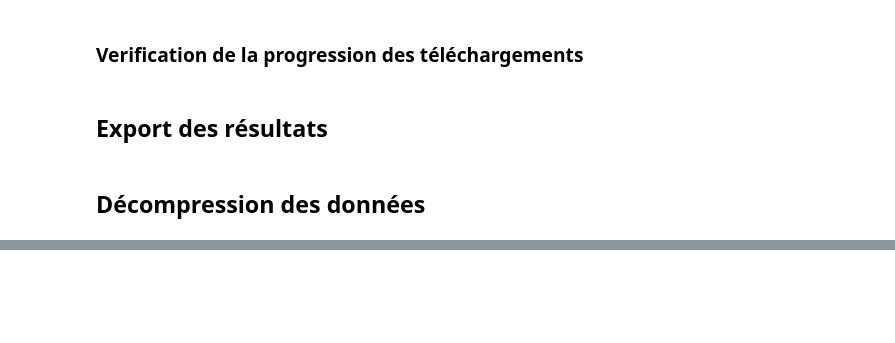
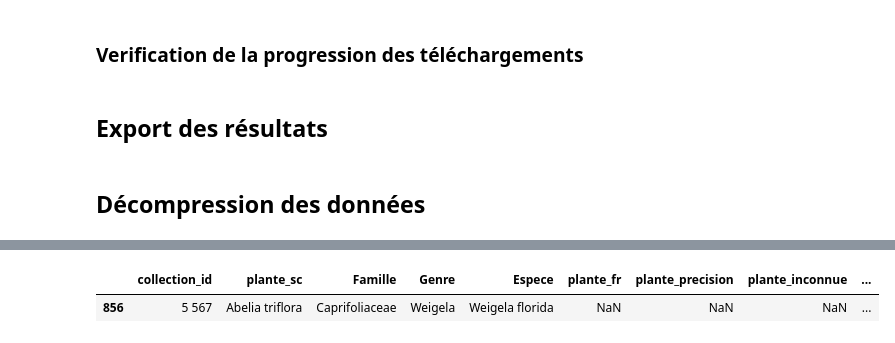
Before and after one commit to juldpnt/fil-rouge-pollinisateurs, a Jupyter notebook: notebooks/plantnet_pipeline.ipynb, the cells around one changed output, grey strips where cells are left out. Saved outputs shown, nothing was run; the diff lists cells and outputs as text; code cells hidden in the pictures; blank space fills up the shorter version.

```diff
--- a/notebooks/plantnet_pipeline.ipynb
+++ b/notebooks/plantnet_pipeline.ipynb
@@ -258,0 +324,6 @@ export_plantes('plantes_precision_unlabelled')
+# %%
+# trouve l'indice de la ligne de plantes_sc_labelled où "plante_sc" vaut "Abelia triflora"
+plantes_sc_labelled.loc[plantes_sc_labelled['plante_sc'] == 'Abelia triflora']
+# %% [output]
+|  | collection_id | plante_sc | Famille | Genre | Espece | plante_fr | plante_precision | plante_inconnue | ... |
+| 856 | 5 567 | Abelia triflora | Caprifoliaceae | Weigela | Weigela florida | NaN | NaN | NaN | ... |
```
Also changed, not shown: parts of 20 cells of this notebook.
